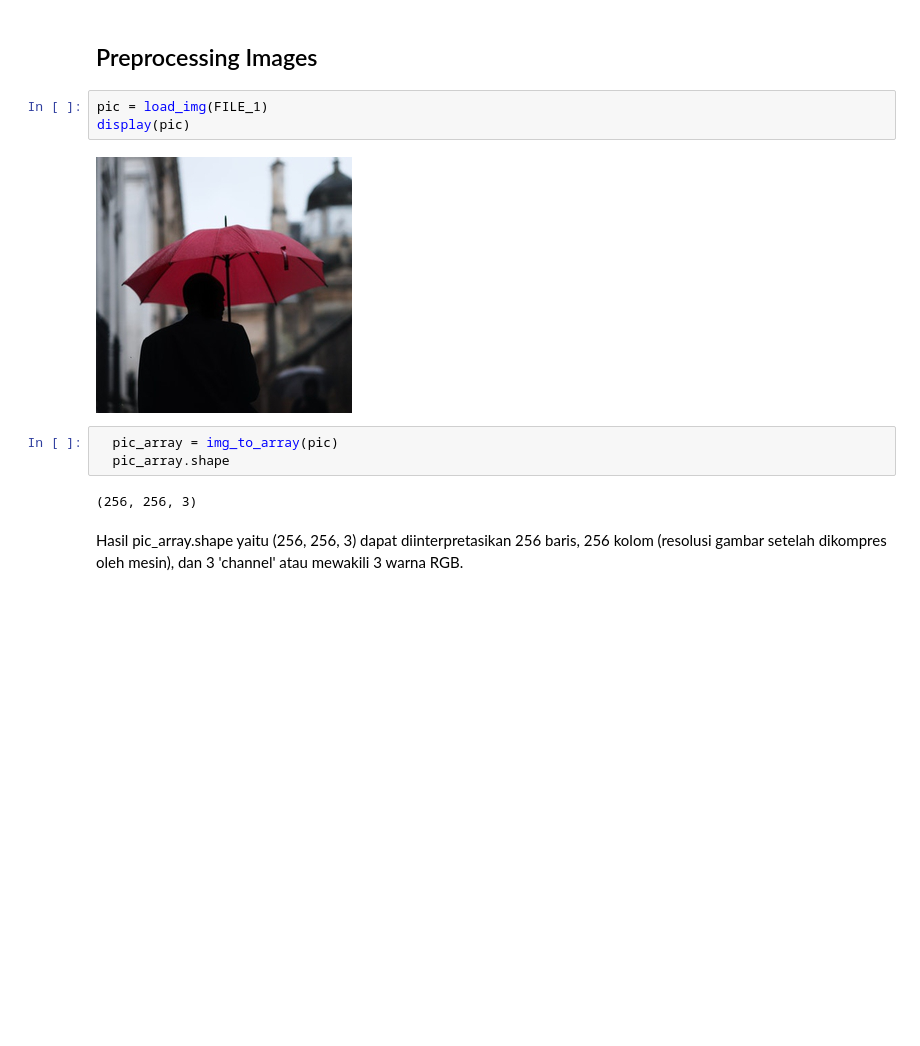
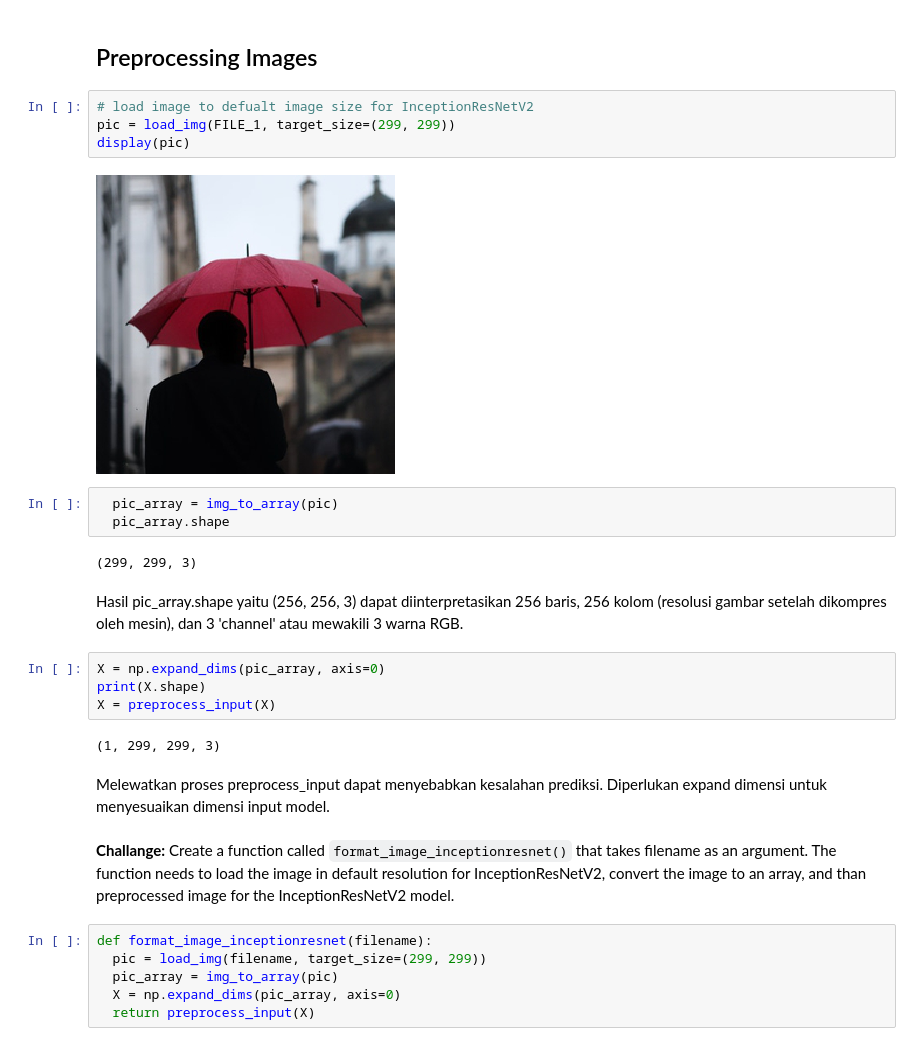
Before and after one commit to saifulrijal-ds/image-classification-with-DL, a Jupyter notebook: Pretrained_Image_Classification.ipynb, the cells around one changed output. Drawn from its saved outputs; the diff is of its cells as text; blank space fills up the shorter version.

Commit message:
update InceptionResNetV2 model menggunakan Colaboratory

````diff
--- a/Pretrained_Image_Classification.ipynb
+++ b/Pretrained_Image_Classification.ipynb
@@ -45,15 +49,32 @@ FILE_2 = files_dict['file_02']
 FILE_3 = files_dict['file_03']
 # %% [markdown]
 ## Preprocessing Images
-# %%
-pic = load_img(FILE_1)
-display(pic)
-# %% [output]
-[figure, removed]
+# %%
+# load image to defualt image size for InceptionResNetV2
+pic = load_img(FILE_1, target_size=(299, 299))
+display(pic)
+# %% [output]
+[figure, added]
 # %%
   pic_array = img_to_array(pic)
   pic_array.shape
 # %% [output]
-(256, 256, 3)
+(299, 299, 3)
 # %% [markdown]
 Hasil pic_array.shape yaitu (256, 256, 3) dapat diinterpretasikan 256 baris, 256 kolom (resolusi gambar setelah dikompres oleh mesin), dan 3 'channel' atau mewakili 3 warna RGB.
+# %%
+X = np.expand_dims(pic_array, axis=0)
+print(X.shape)
+X = preprocess_input(X)
+# %% [output]
+(1, 299, 299, 3)
+# %% [markdown]
+Melewatkan proses preprocess_input dapat menyebabkan kesalahan prediksi. Diperlukan expand dimensi untuk menyesuaikan dimensi input model.
+# %% [markdown]
+**Challange:** Create a function called ```format_image_inceptionresnet()``` that takes filename as an argument. The function needs to load the image in default resolution for InceptionResNetV2, convert the image to an array, and than preprocessed image for the InceptionResNetV2 model.
+# %%
+def format_image_inceptionresnet(filename):
+  pic = load_img(filename, target_size=(299, 299))
+  pic_array = img_to_array(pic)
+  X = np.expand_dims(pic_array, axis=0)
+  return preprocess_input(X)
````
Also changed, not shown: parts of 8 cells of this notebook.
